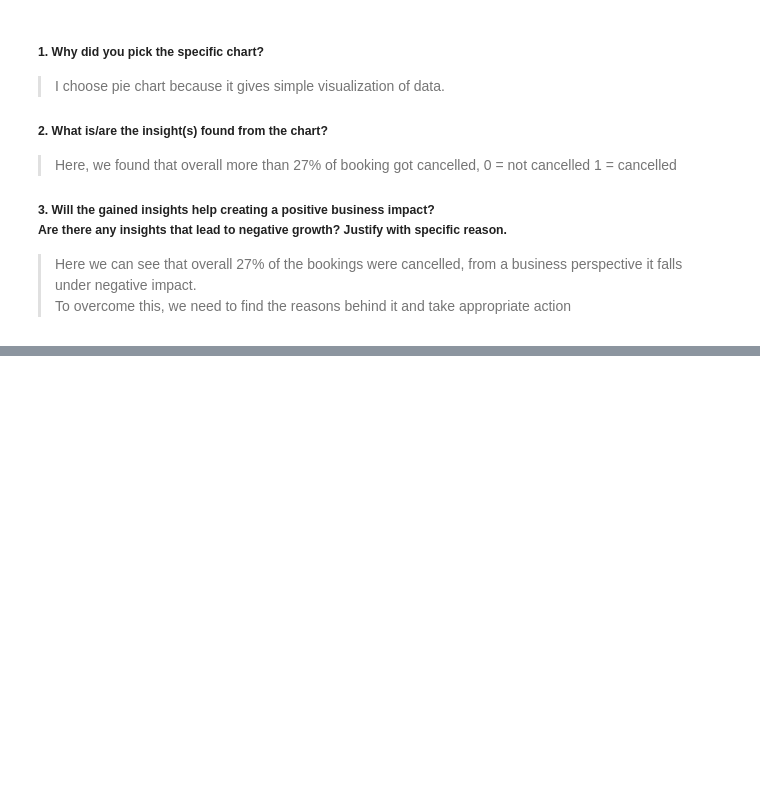
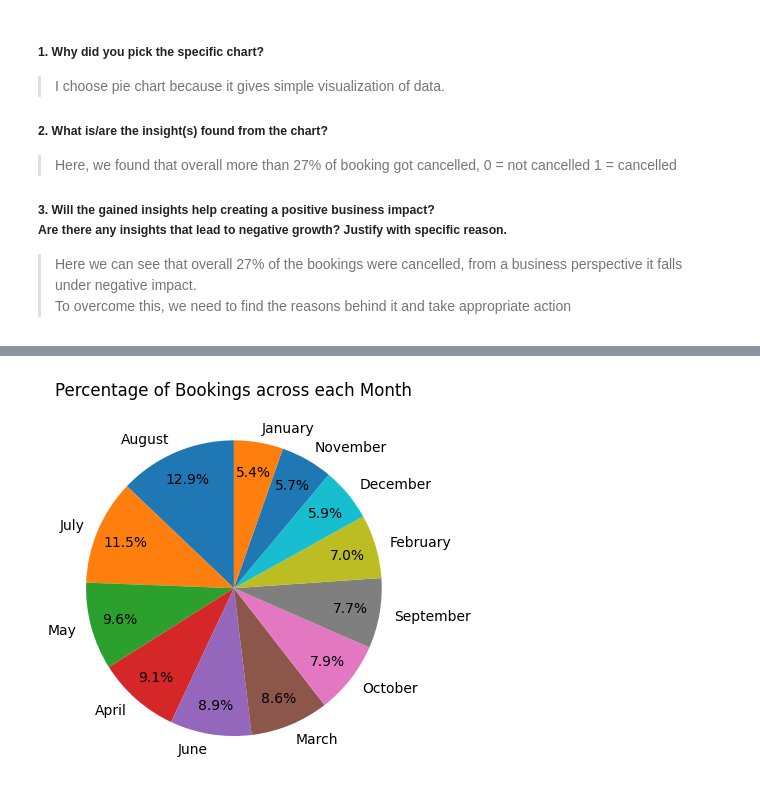
Before and after one commit to Digvijay-0/hotel-analysis, a Jupyter notebook: Hotel_Bookings.ipynb, the cells around one changed output, grey strips where cells are left out. Saved outputs shown, nothing was run; the diff lists cells and outputs as text; code cells hidden in the pictures; blank space fills up the shorter version.

```diff
--- a/Hotel_Bookings.ipynb
+++ b/Hotel_Bookings.ipynb
@@ -475,0 +510,10 @@ df1.head(3)
+# %%
+# pie chart for percentage
+
+df1['arrival_date_month'].value_counts().plot(kind = 'pie', startangle = 90,autopct = "%1.1f%%", pctdistance = 0.8)
+
+plt.title('Percentage of Bookings across each Month')
+plt.ylabel('')
+plt.show()
+# %% [output]
+[figure, added]
```
Also changed, not shown: parts of 8 cells of this notebook.
